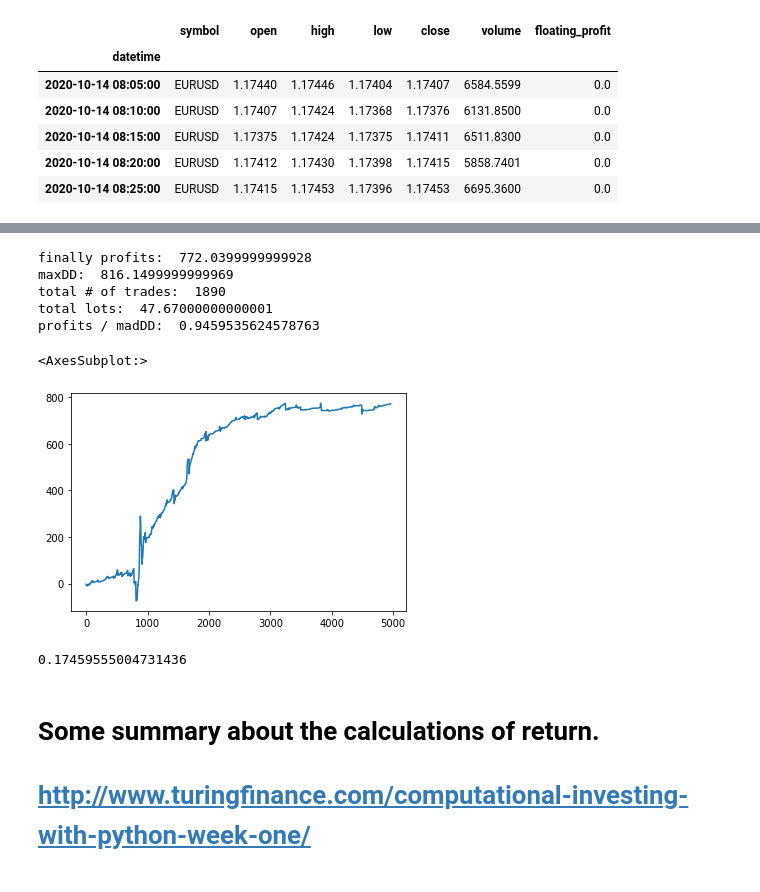
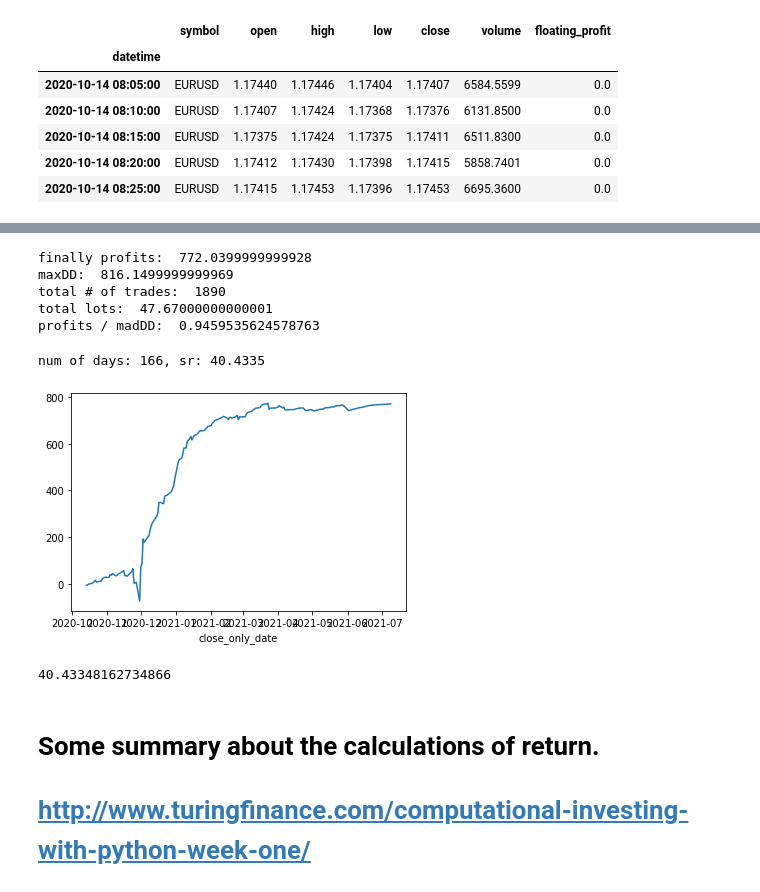
Before and after one commit to deep-forex-trading-group/Rule-based-forex-trading-system, a Jupyter notebook: Analysis/analysis_fm_rc.ipynb, the cells around one changed output, grey strips where cells are left out. Cells and saved outputs as stored; diff of their text form; code cells hidden in the pictures.

```diff
--- a/Analysis/analysis_fm_rc.ipynb
+++ b/Analysis/analysis_fm_rc.ipynb
@@ -166,3 +138,5 @@ Name: profits_calc, dtype: float64
+# %%
+yht_rc_ana_df["close_only_date"] = yht_rc_ana_df["close_date"].apply(lambda x: x.date())
 # %%
 total_profits = yht_rc_ana_df["profits_calc"].sum()
 maxDD = -(duka_5m_ana_df["floating_profit"].min()) if duka_5m_ana_df["floating_profit"].min() != 0 else 1e-10
@@ -172,20 +146,24 @@ print("maxDD: ", maxDD)
 print("total # of trades: ", yht_rc_ana_df["symbol"].count())
 print("total lots: ", yht_rc_ana_df["lots"].sum())
 print("profits / madDD: ", p_divide_mdd)
-# duka_5m_ana_df["floating_profit"].plot()
-yht_rc_ana_df["profits_calc"].cumsum().plot()
 # %% [output]
 finally profits:  772.0399999999928
 maxDD:  816.1499999999969
 total # of trades:  1890
 total lots:  47.67000000000001
 profits / madDD:  0.9459535624578763
-<AxesSubplot:>
-[figure, removed]
+# %%
+yht_rc_ana_grp_df = yht_rc_ana_df.groupby(by="close_only_date").agg(profits_grp=("profits_calc", np.sum))
+yht_rc_ana_grp_df["profits_grp"].cumsum().plot()
+sr = calc_sr(yht_rc_ana_grp_df["profits_grp"])
+num_days = len(yht_rc_ana_grp_df)
+print("num of days: {:d}, sr: {:.4f}".format(num_days, sr))
+# %% [output]
+num of days: 166, sr: 40.4335
+[figure, added]
 # %%
-calc_sr(yht_rc_ana_df["profits_calc"])
 # %% [output]
-0.17459555004731436
+40.43348162734866
 # %% [markdown]
 # Some summary about the calculations of return.
 
```
Also changed, not shown: parts of 2 cells of this notebook.
